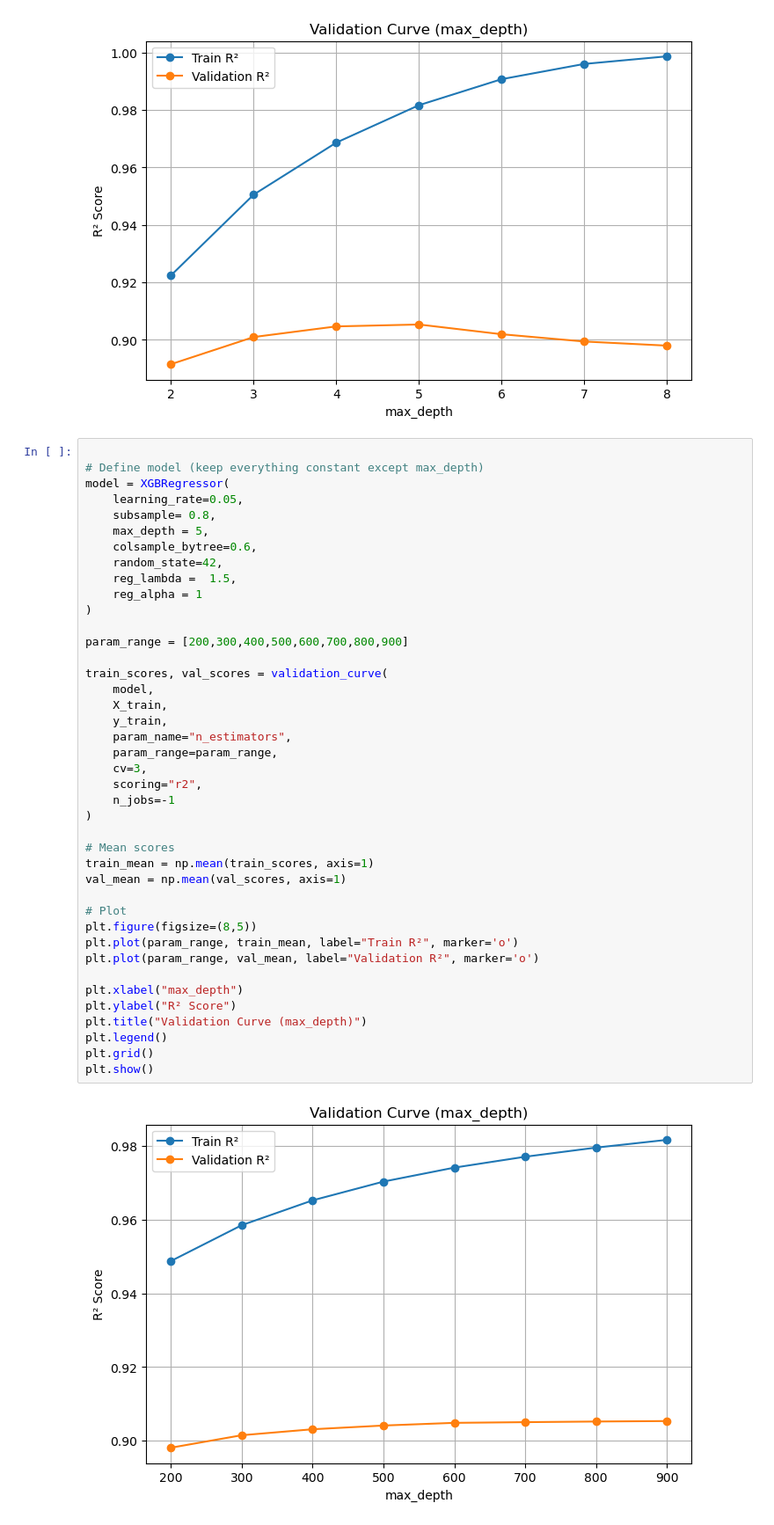
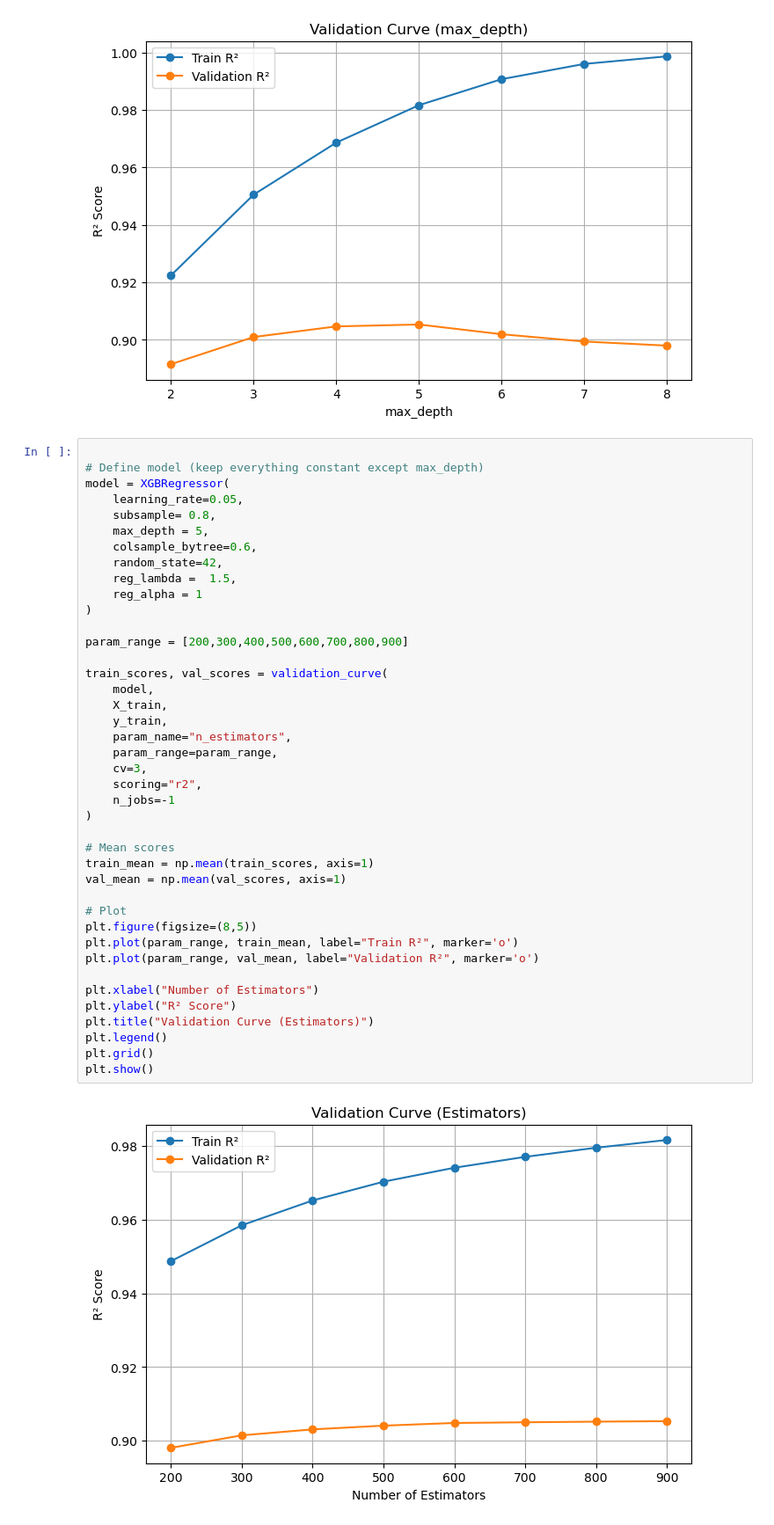
Before and after one commit to Jan-Sael/ML_House_Data, a Jupyter notebook: notebooks/03_random_forest.ipynb - Features 2nd attempt.ipynb, the cells around one changed output. Shown at 88% size. Saved outputs shown, nothing was run; the diff lists cells and outputs as text.

```diff
--- a/notebooks/03_random_forest.ipynb - Copy - Copy.ipynb
+++ b/notebooks/03_random_forest.ipynb - Features 2nd attempt.ipynb
@@ -386,34 +419,34 @@ model = XGBRegressor(
     reg_alpha = 1
 )
 
 param_range = [200,300,400,500,600,700,800,900]
 
 train_scores, val_scores = validation_curve(
     model,
     X_train,
     y_train,
     param_name="n_estimators",
     param_range=param_range,
     cv=3,
     scoring="r2",
     n_jobs=-1
 )
 
 # Mean scores
 train_mean = np.mean(train_scores, axis=1)
 val_mean = np.mean(val_scores, axis=1)
 
 # Plot
 plt.figure(figsize=(8,5))
 plt.plot(param_range, train_mean, label="Train R²", marker='o')
 plt.plot(param_range, val_mean, label="Validation R²", marker='o')
 
-plt.xlabel("max_depth")
+plt.xlabel("Number of Estimators")
 plt.ylabel("R² Score")
-plt.title("Validation Curve (max_depth)")
+plt.title("Validation Curve (Estimators)")
 plt.legend()
 plt.grid()
 plt.show()
 # %% [output]
-[figure, old version]
+[figure, new version]
 # %%
```
Also changed, not shown: parts of 2 cells of this notebook, 2 other files.
